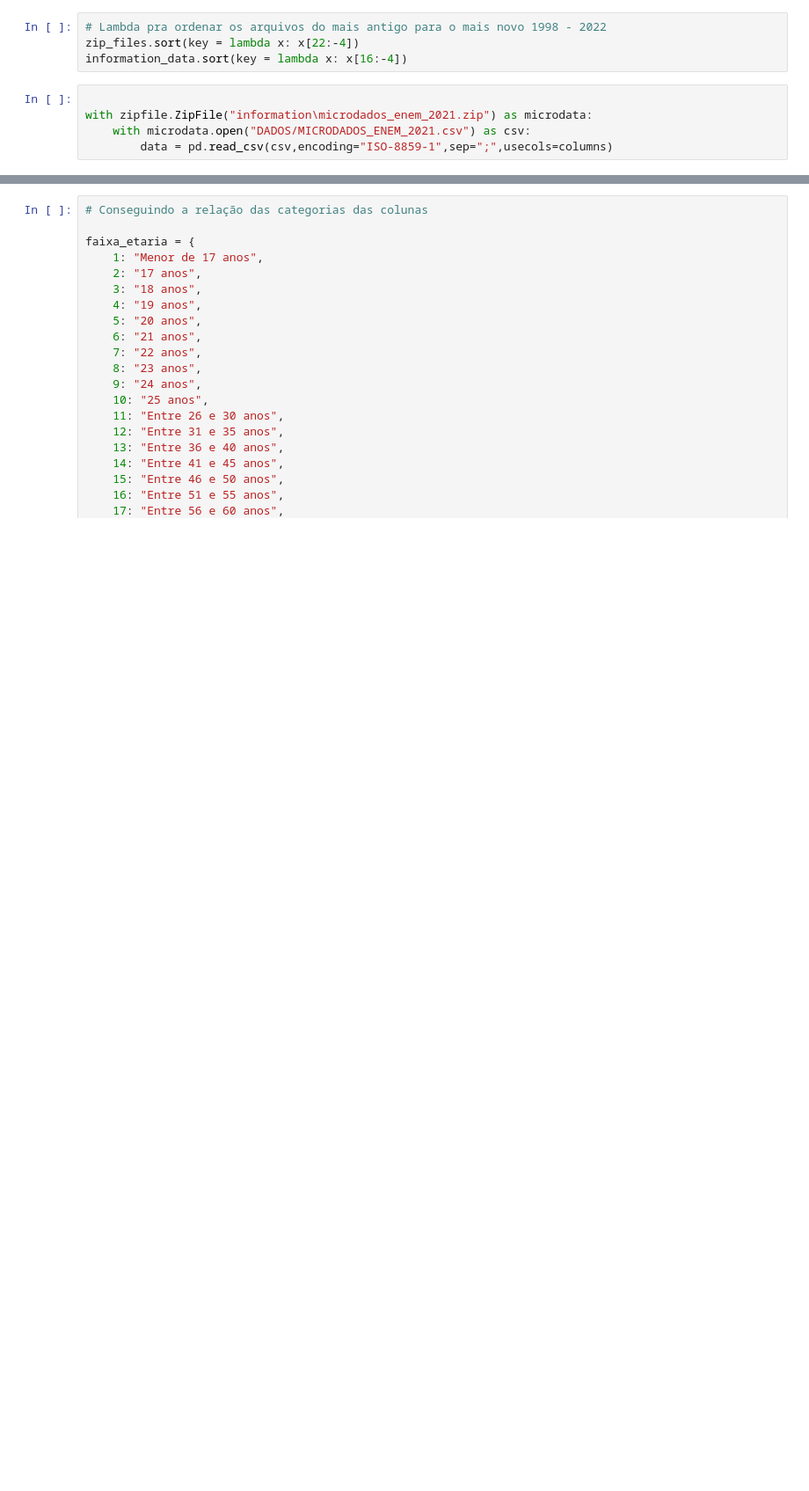
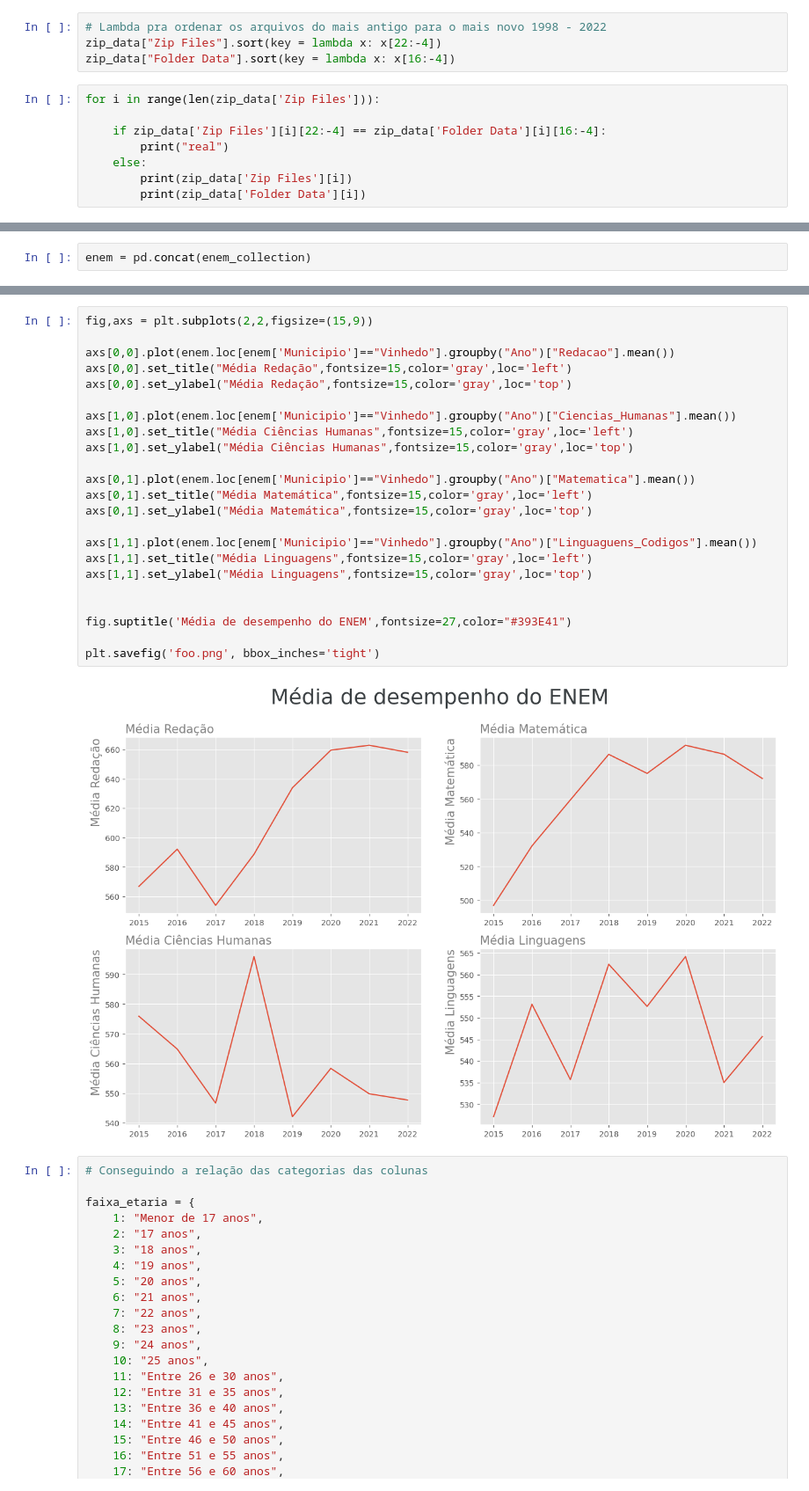
Before and after one commit to LiamFer/ENEM-Analysis, a Jupyter notebook: main_analysis.ipynb, the cells around one changed output, grey strips where cells are left out. Shown: that part at 88% size. Cells and saved outputs as stored; diff of their text form; blank space fills up the shorter version.

```diff
--- a/main_analysis.ipynb
+++ b/main_analysis.ipynb
@@ -28,9 +40,12 @@ for zippedArch in information_data:
 # %%
 # Lambda pra ordenar os arquivos do mais antigo para o mais novo 1998 - 2022
-zip_files.sort(key = lambda x: x[22:-4])
-information_data.sort(key = lambda x: x[16:-4])
+zip_data["Zip Files"].sort(key = lambda x: x[22:-4])
+zip_data["Folder Data"].sort(key = lambda x: x[16:-4])
-# %%
-
-with zipfile.ZipFile("information\microdados_enem_2021.zip") as microdata:
-    with microdata.open("DADOS/MICRODADOS_ENEM_2021.csv") as csv:
-        data = pd.read_csv(csv,encoding="ISO-8859-1",sep=";",usecols=columns)
+# %%
+for i in range(len(zip_data['Zip Files'])):
+
+    if zip_data['Zip Files'][i][22:-4] == zip_data['Folder Data'][i][16:-4]:
+        print("real")
+    else:
+        print(zip_data['Zip Files'][i])
+        print(zip_data['Folder Data'][i])
@@ -36,0 +86,2 @@ with zipfile.ZipFile("information\microdados_enem_2021.zip") as microdata:
+# %%
+enem = pd.concat(enem_collection)
@@ -37,3 +101,28 @@ with zipfile.ZipFile("information\microdados_enem_2021.zip") as microdata:
+# %%
+fig,axs = plt.subplots(2,2,figsize=(15,9))
+
+axs[0,0].plot(enem.loc[enem['Municipio']=="Vinhedo"].groupby("Ano")["Redacao"].mean())
+axs[0,0].set_title("Média Redação",fontsize=15,color='gray',loc='left')
+axs[0,0].set_ylabel("Média Redação",fontsize=15,color='gray',loc='top')
+
+axs[1,0].plot(enem.loc[enem['Municipio']=="Vinhedo"].groupby("Ano")["Ciencias_Humanas"].mean())
+axs[1,0].set_title("Média Ciências Humanas",fontsize=15,color='gray',loc='left')
+axs[1,0].set_ylabel("Média Ciências Humanas",fontsize=15,color='gray',loc='top')
+
+axs[0,1].plot(enem.loc[enem['Municipio']=="Vinhedo"].groupby("Ano")["Matematica"].mean())
+axs[0,1].set_title("Média Matemática",fontsize=15,color='gray',loc='left')
+axs[0,1].set_ylabel("Média Matemática",fontsize=15,color='gray',loc='top')
+
+axs[1,1].plot(enem.loc[enem['Municipio']=="Vinhedo"].groupby("Ano")["Linguaguens_Codigos"].mean())
+axs[1,1].set_title("Média Linguagens",fontsize=15,color='gray',loc='left')
+axs[1,1].set_ylabel("Média Linguagens",fontsize=15,color='gray',loc='top')
+
+
+fig.suptitle('Média de desempenho do ENEM',fontsize=27,color="#393E41")
+
+plt.savefig('foo.png', bbox_inches='tight')
+# %% [output]
+[figure, added]
 # %%
 # Conseguindo a relação das categorias das colunas
 
```
Also changed, not shown: parts of 9 cells of this notebook, 2 other files.
